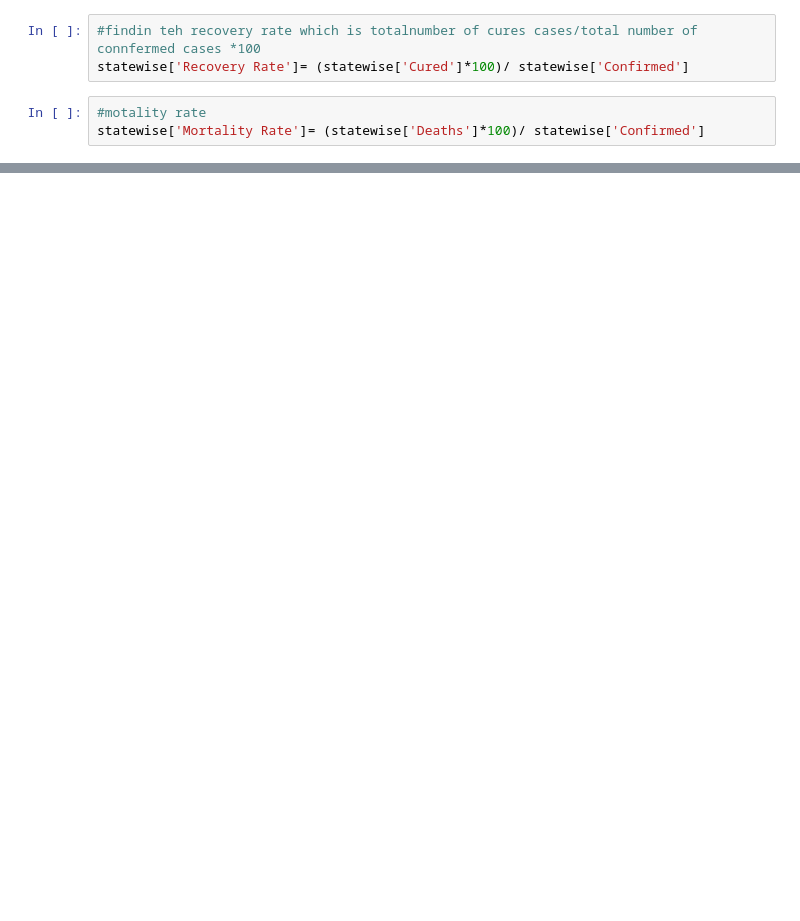
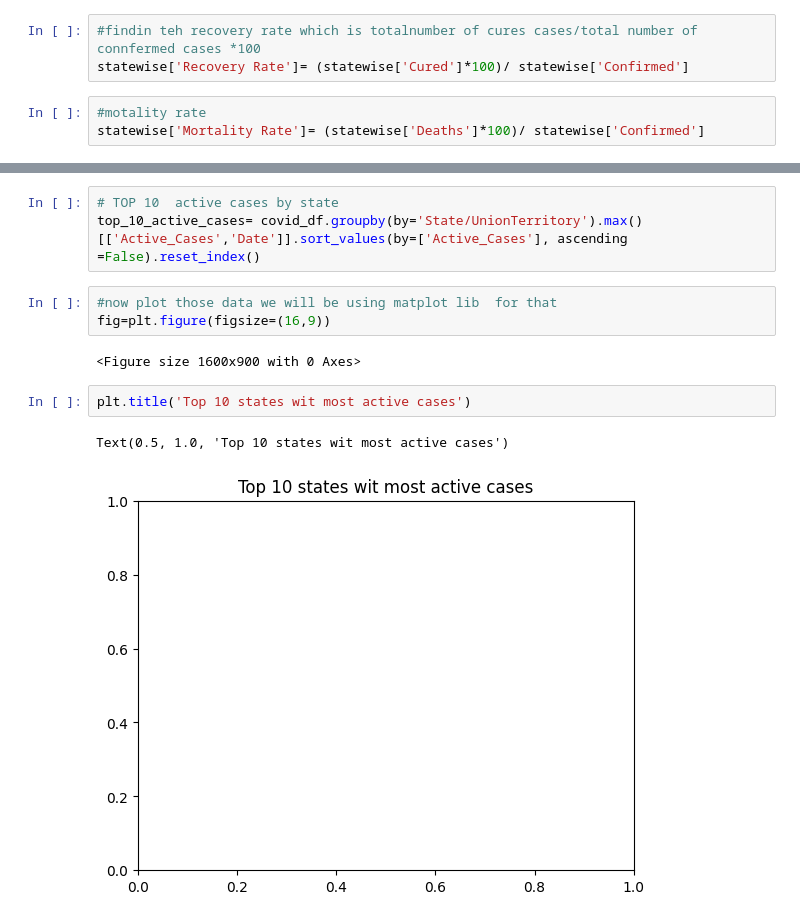
Before and after one commit to eThird/COVID-19-Data-Analysis, a Jupyter notebook: Notebooks/Covid-19 data analysis.ipynb, the cells around one changed output, grey strips where cells are left out. Cells and saved outputs as stored; diff of their text form; blank space fills up the shorter version.

```diff
--- a/Notebooks/Covid-19 data analysis.ipynb
+++ b/Notebooks/Covid-19 data analysis.ipynb
@@ -132,0 +158,13 @@ statewise['Mortality Rate']= (statewise['Deaths']*100)/ statewise['Confirmed']
+# %%
+# TOP 10  active cases by state
+top_10_active_cases= covid_df.groupby(by='State/UnionTerritory').max()[['Active_Cases','Date']].sort_values(by=['Active_Cases'], ascending =False).reset_index()
+# %%
+#now plot those data we will be using matplot lib  for that
+fig=plt.figure(figsize=(16,9))
+# %% [output]
+<Figure size 1600x900 with 0 Axes>
+# %%
+plt.title('Top 10 states wit most active cases')
+# %% [output]
+Text(0.5, 1.0, 'Top 10 states wit most active cases')
+[figure, added]
```
Also changed, not shown: parts of 8 cells of this notebook, 1 other file.
